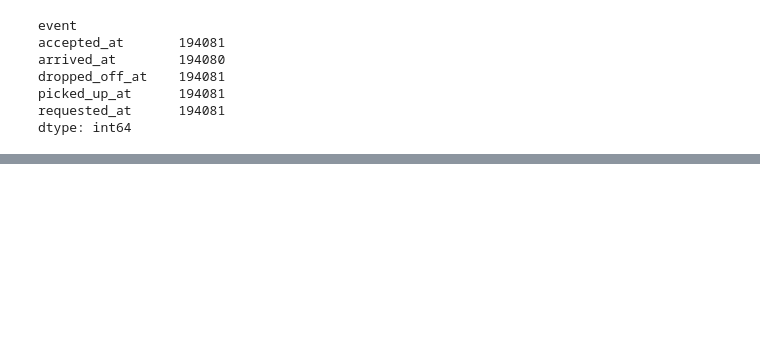
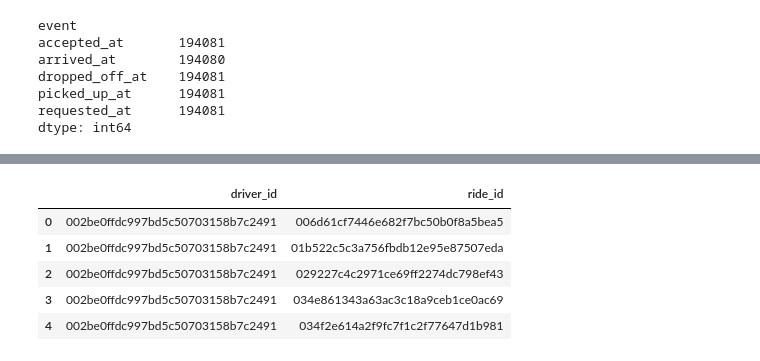
Before and after one commit to SallyPoon/LyftDS, a Jupyter notebook: Lyft_DS_Sam.ipynb, the cells around one changed output, grey strips where cells are left out. Cells and saved outputs as stored; diff of their text form; code cells hidden in the pictures; blank space fills up the shorter version.

```diff
--- a/Lyft_DS_Sam.ipynb
+++ b/Lyft_DS_Sam.ipynb
@@ -241,0 +230,10 @@ timestamps['timestamp'][0]
+# %%
+ride_matches = rider[['driver_id','ride_id']]
+ride_matches.head()
+# %% [output]
+|  | driver_id | ride_id |
+| 0 | 002be0ffdc997bd5c50703158b7c2491 | 006d61cf7446e682f7bc50b0f8a5bea5 |
+| 1 | 002be0ffdc997bd5c50703158b7c2491 | 01b522c5c3a756fbdb12e95e87507eda |
+| 2 | 002be0ffdc997bd5c50703158b7c2491 | 029227c4c2971ce69ff2274dc798ef43 |
+| 3 | 002be0ffdc997bd5c50703158b7c2491 | 034e861343a63ac3c18a9ceb1ce0ac69 |
+| 4 | 002be0ffdc997bd5c50703158b7c2491 | 034f2e614a2f9fc7f1c2f77647d1b981 |
```
Also changed, not shown: parts of 8 cells of this notebook.
